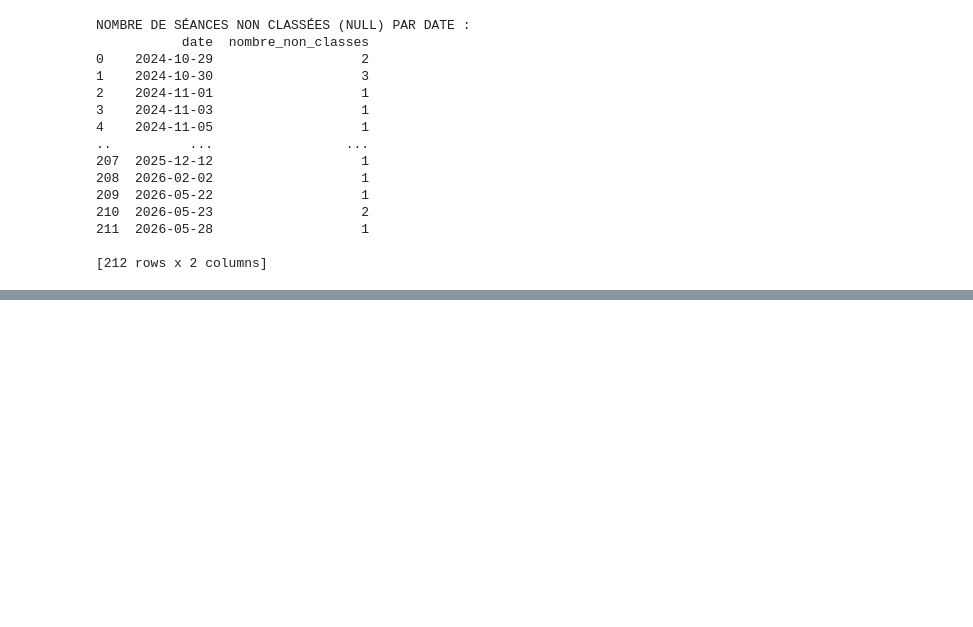
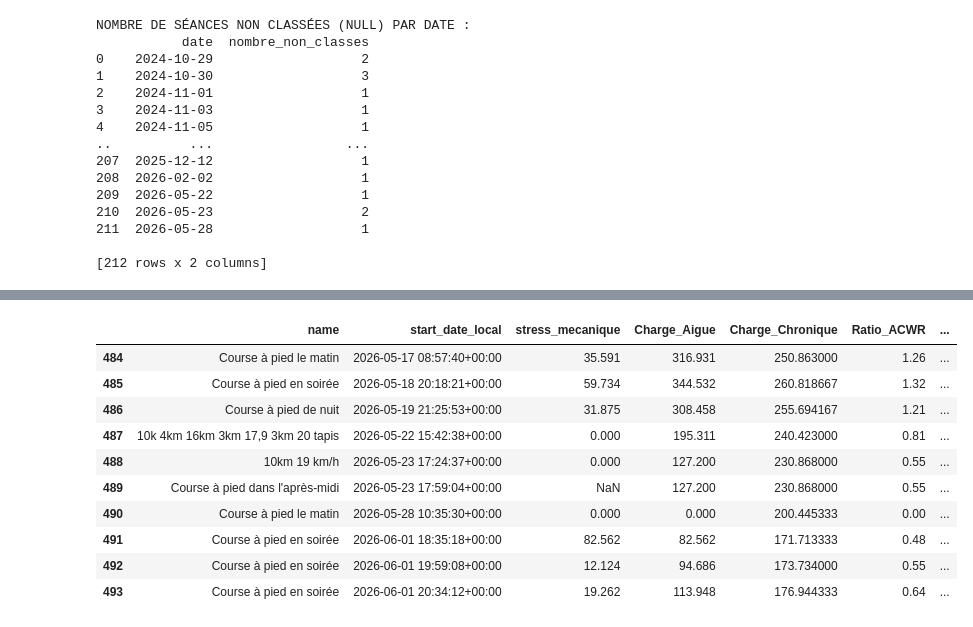
Before and after one commit to lx-345/PERFORMANCES_SPORTIVES, a Jupyter notebook: notebooks/analyse1.ipynb, the cells around one changed output, grey strips where cells are left out. Cells and saved outputs as stored; diff of their text form; code cells hidden in the pictures; blank space fills up the shorter version.

```diff
--- a/notebooks/analyse1.ipynb
+++ b/notebooks/analyse1.ipynb
@@ -1074,0 +563,43 @@ ValueError: not enough values to unpack (expected 6, got 4)
+# %%
+# 1. Préparation temporelle : on s'assure que les données sont triées par date
+df_strava['start_date_local'] = pd.to_datetime(df_strava['start_date_local'])
+df_strava = df_strava.sort_values('start_date_local').reset_index(drop=True)
+
+# 2. Indexation par date pour utiliser les fenêtres glissantes temporelles (rolling)
+df_temp = df_strava.set_index('start_date_local')
+
+# 3. Calculs des charges sur fenêtres glissantes (7 jours et 42 jours)
+df_temp['Charge_Aigue'] = df_temp['stress_mecanique'].rolling('7D').sum()
+df_temp['Charge_Chronique'] = df_temp['stress_mecanique'].rolling('42D').sum() / 6
+
+# Réintégration dans le DataFrame principal
+df_strava['Charge_Aigue'] = df_temp['Charge_Aigue'].values
+df_strava['Charge_Chronique'] = df_temp['Charge_Chronique'].values
+
+# 4. Calcul du Ratio ACWR
+# On remplit les valeurs nulles (toute première semaine d'entraînement) par 1.0
+df_strava['Ratio_ACWR'] = (df_strava['Charge_Aigue'] / df_strava['Charge_Chronique']).replace([np.inf, -np.inf], np.nan).fillna(1.0).round(2)
+
+# 5. Détermination du statut d'alerte
+conditions = [
+    df_strava['Ratio_ACWR'] > 1.5,
+    df_strava['Ratio_ACWR'] >= 0.8
+]
+choices = ['Zone Rouge (Danger)', 'Zone Optimale']
+df_strava['Statut_Alerte'] = pd.Series(np.select(conditions, choices, default='Sous-charge'), index=df_strava.index)
+
+# Aperçu des données finales avec les indicateurs de charge
+colonnes_visu = ['name', 'start_date_local', 'stress_mecanique', 'Charge_Aigue', 'Charge_Chronique', 'Ratio_ACWR', 'Statut_Alerte']
+display(df_strava[colonnes_visu].tail(10))
+# %% [output]
+|  | name | start_date_local | stress_mecanique | Charge_Aigue | Charge_Chronique | Ratio_ACWR | ... |
+| 484 | Course à pied le matin | 2026-05-17 08:57:40+00:00 | 35.591 | 316.931 | 250.863000 | 1.26 | ... |
+| 485 | Course à pied en soirée | 2026-05-18 20:18:21+00:00 | 59.734 | 344.532 | 260.818667 | 1.32 | ... |
+| 486 | Course à pied de nuit | 2026-05-19 21:25:53+00:00 | 31.875 | 308.458 | 255.694167 | 1.21 | ... |
+| 487 | 10k 4km 16km 3km 17,9 3km 20 tapis | 2026-05-22 15:42:38+00:00 | 0.000 | 195.311 | 240.423000 | 0.81 | ... |
+| 488 | 10km 19 km/h | 2026-05-23 17:24:37+00:00 | 0.000 | 127.200 | 230.868000 | 0.55 | ... |
+| 489 | Course à pied dans l'après-midi | 2026-05-23 17:59:04+00:00 | NaN | 127.200 | 230.868000 | 0.55 | ... |
+| 490 | Course à pied le matin | 2026-05-28 10:35:30+00:00 | 0.000 | 0.000 | 200.445333 | 0.00 | ... |
+| 491 | Course à pied en soirée | 2026-06-01 18:35:18+00:00 | 82.562 | 82.562 | 171.713333 | 0.48 | ... |
+| 492 | Course à pied en soirée | 2026-06-01 19:59:08+00:00 | 12.124 | 94.686 | 173.734000 | 0.55 | ... |
+| 493 | Course à pied en soirée | 2026-06-01 20:34:12+00:00 | 19.262 | 113.948 | 176.944333 | 0.64 | ... |
```
Also changed, not shown: parts of 40 cells of this notebook.
